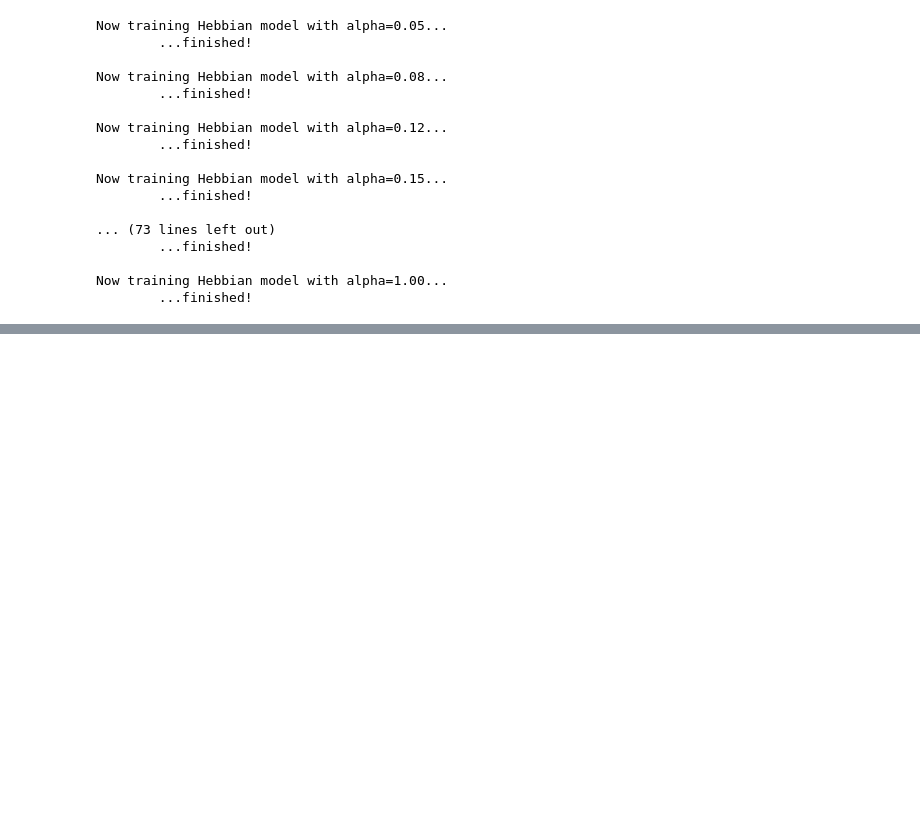
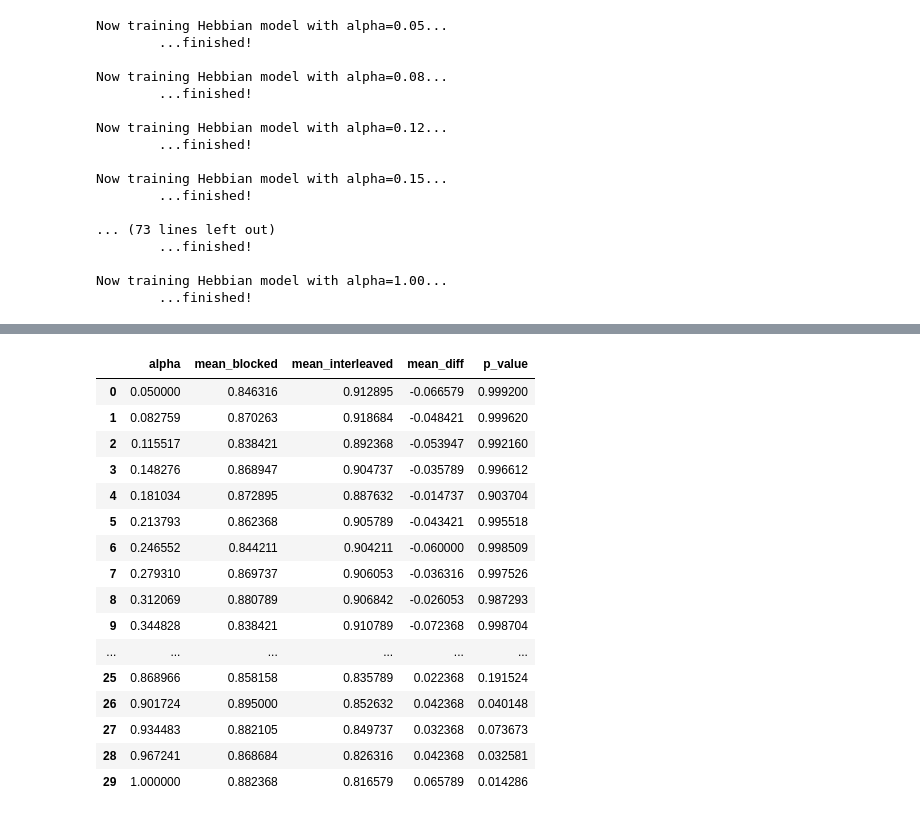
Before and after one commit to CalculatorAddict/ISC-ablations, a Jupyter notebook: hebbian_learning.ipynb, the cells around one changed output, grey strips where cells are left out. Drawn from its saved outputs; the diff is of its cells as text; code cells hidden in the pictures; blank space fills up the shorter version.

```diff
--- a/hebbian_learning.ipynb
+++ b/hebbian_learning.ipynb
@@ -365,0 +395,46 @@ plt.show()
+# %%
+from scipy.stats import ttest_ind
+
+# Stats only: use validation accuracy exactly as stored in data/hebbian_alpha_new_setup.csv.
+# The MAE hypothesis blocked > interleaved maps to validation accuracy blocked < interleaved.
+error_data = pd.read_csv('data/hebbian_alpha_new_setup.csv')
+
+seed_acc = (
+    error_data.groupby(['alpha', 'condition', 'model'], as_index=False)['acc']
+    .mean()
+)
+
+stat_rows = []
+for alpha, alpha_data in seed_acc.groupby('alpha', sort=True):
+    blocked = alpha_data[alpha_data['condition'] == 'blocked']['acc'].to_numpy()
+    interleaved = alpha_data[alpha_data['condition'] == 'interleaved']['acc'].to_numpy()
+    result = ttest_ind(blocked, interleaved, equal_var=False, alternative='greater')
+    stat_rows.append({
+        'alpha': alpha,
+        'mean_blocked': blocked.mean(),
+        'mean_interleaved': interleaved.mean(),
+        'mean_diff': blocked.mean() - interleaved.mean(),
+        'p_value': result.pvalue,
+    })
+
+alpha_val_acc_tests = pd.DataFrame(stat_rows)
+alpha_val_acc_tests.to_csv('data/hebbian_alpha_new_setup_val_acc_tests.csv', index=False)
+display(alpha_val_acc_tests)
+# %% [output]
+|  | alpha | mean_blocked | mean_interleaved | mean_diff | p_value |
+| 0 | 0.050000 | 0.846316 | 0.912895 | -0.066579 | 0.999200 |
+| 1 | 0.082759 | 0.870263 | 0.918684 | -0.048421 | 0.999620 |
+| 2 | 0.115517 | 0.838421 | 0.892368 | -0.053947 | 0.992160 |
+| 3 | 0.148276 | 0.868947 | 0.904737 | -0.035789 | 0.996612 |
+| 4 | 0.181034 | 0.872895 | 0.887632 | -0.014737 | 0.903704 |
+| 5 | 0.213793 | 0.862368 | 0.905789 | -0.043421 | 0.995518 |
+| 6 | 0.246552 | 0.844211 | 0.904211 | -0.060000 | 0.998509 |
+| 7 | 0.279310 | 0.869737 | 0.906053 | -0.036316 | 0.997526 |
+| 8 | 0.312069 | 0.880789 | 0.906842 | -0.026053 | 0.987293 |
+| 9 | 0.344828 | 0.838421 | 0.910789 | -0.072368 | 0.998704 |
+| ... | ... | ... | ... | ... | ... |
+| 25 | 0.868966 | 0.858158 | 0.835789 | 0.022368 | 0.191524 |
+| 26 | 0.901724 | 0.895000 | 0.852632 | 0.042368 | 0.040148 |
+| 27 | 0.934483 | 0.882105 | 0.849737 | 0.032368 | 0.073673 |
+| 28 | 0.967241 | 0.868684 | 0.826316 | 0.042368 | 0.032581 |
+| 29 | 1.000000 | 0.882368 | 0.816579 | 0.065789 | 0.014286 |
```
Also changed, not shown: parts of 5 cells of this notebook, 14 other files.
